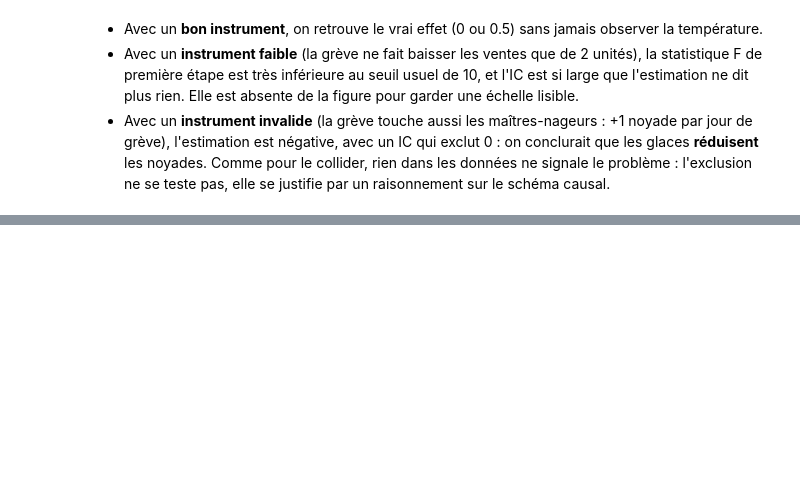
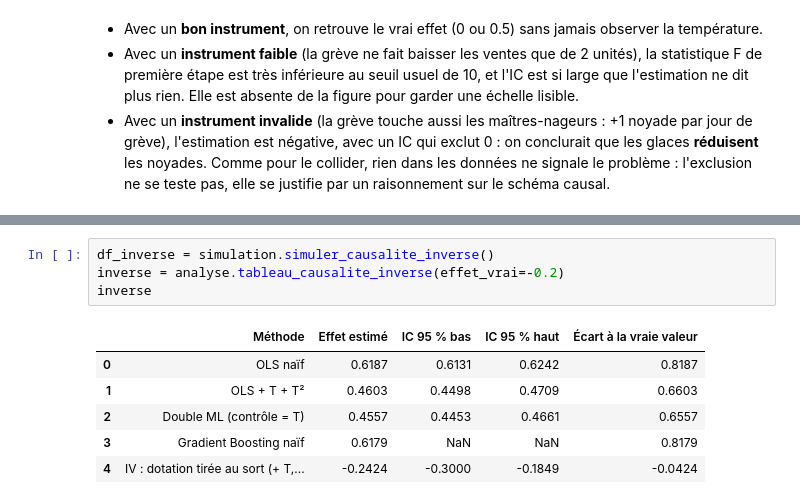
Before and after one commit to maxime2476/correlation-vs-causalite, a Jupyter notebook: notebook.ipynb, the cells around one changed output, grey strips where cells are left out. Saved outputs shown, nothing was run; the diff lists cells and outputs as text; blank space fills up the shorter version.

```diff
--- a/notebook.ipynb
+++ b/notebook.ipynb
@@ -506,0 +541,11 @@ graphiques.figure_estimations(sans_faible(iv_0), sans_faible(iv_05), nom_fichier
+# %%
+df_inverse = simulation.simuler_causalite_inverse()
+inverse = analyse.tableau_causalite_inverse(effet_vrai=-0.2)
+inverse
+# %% [output]
+|  | Méthode | Effet estimé | IC 95 % bas | IC 95 % haut | Écart à la vraie valeur |
+| 0 | OLS naïf | 0.6187 | 0.6131 | 0.6242 | 0.8187 |
+| 1 | OLS + T + T² | 0.4603 | 0.4498 | 0.4709 | 0.6603 |
+| 2 | Double ML (contrôle = T) | 0.4557 | 0.4453 | 0.4661 | 0.6557 |
+| 3 | Gradient Boosting naïf | 0.6179 | NaN | NaN | 0.8179 |
+| 4 | IV : dotation tirée au sort (+ T,... | -0.2424 | -0.3000 | -0.1849 | -0.0424 |
```
Also changed, not shown: parts of 8 cells of this notebook, 8 other files.
